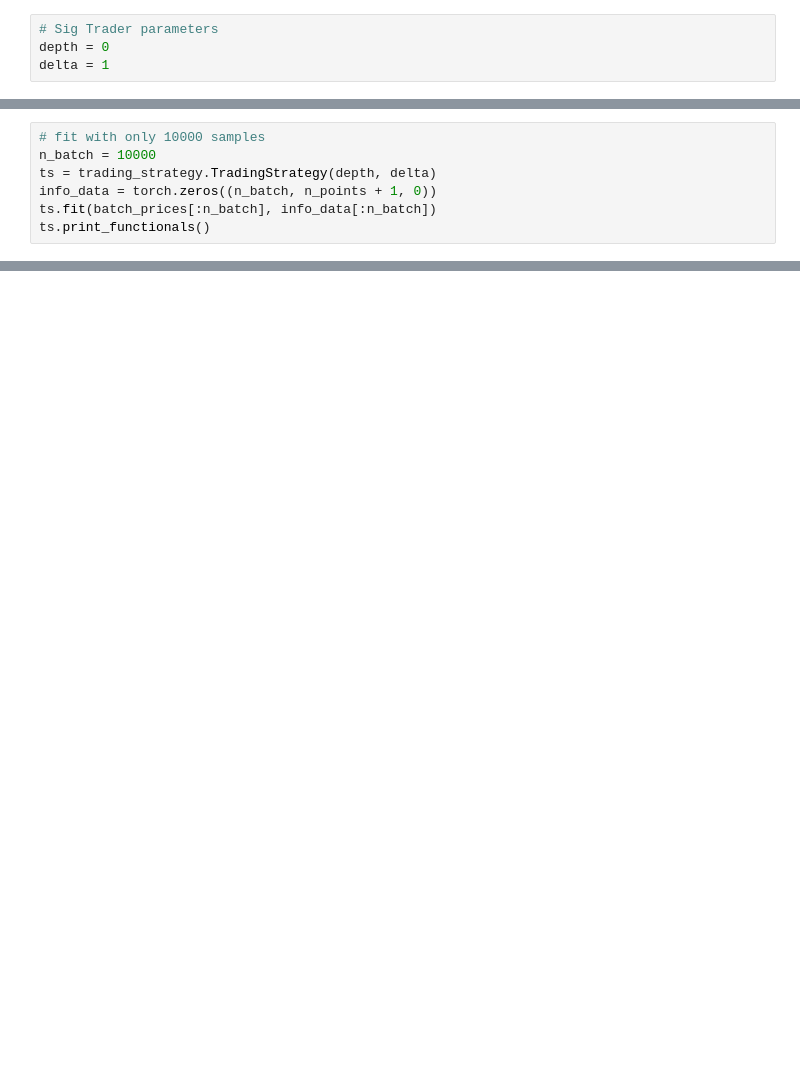
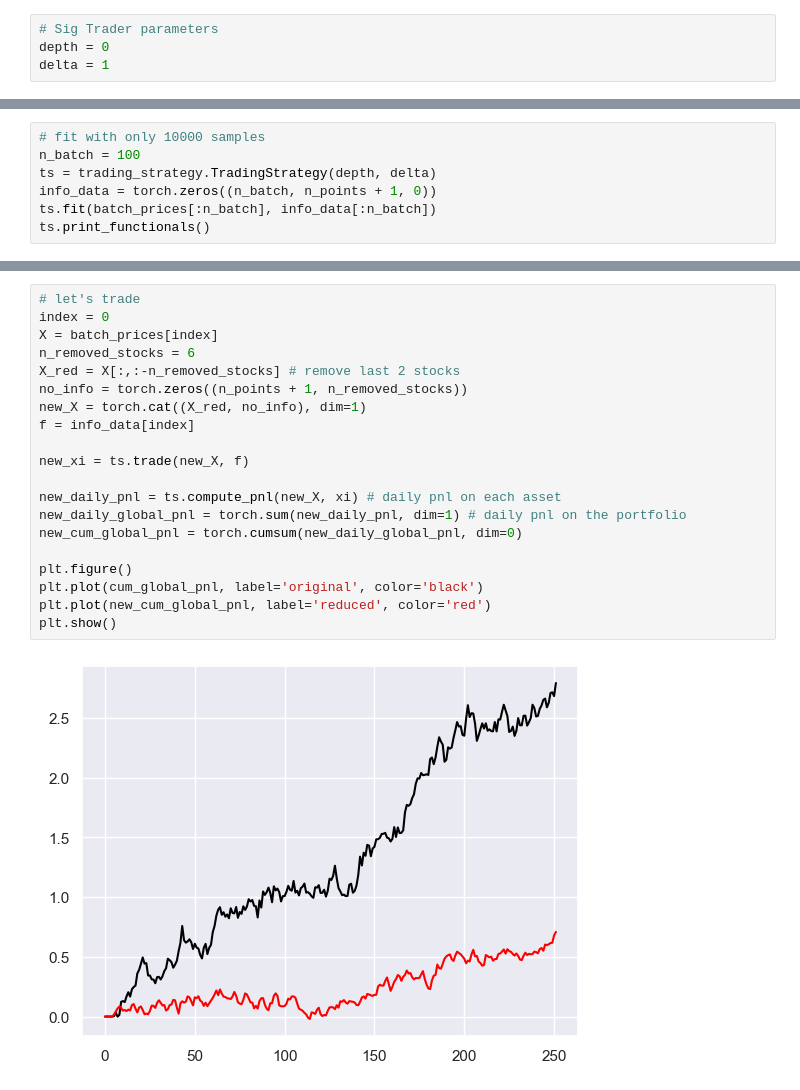
Before and after one commit to gaetanX21/SigTrading, a Jupyter notebook: src/markowitz.ipynb, the cells around one changed output, grey strips where cells are left out. Drawn from its saved outputs; the diff is of its cells as text; blank space fills up the shorter version.

```diff
--- a/src/markowitz.ipynb
+++ b/src/markowitz.ipynb
@@ -197,6 +201,6 @@ plt.show()
 # %%
 # fit with only 10000 samples
-n_batch = 10000
+n_batch = 100
 ts = trading_strategy.TradingStrategy(depth, delta)
 info_data = torch.zeros((n_batch, n_points + 1, 0))
 ts.fit(batch_prices[:n_batch], info_data[:n_batch])
@@ -218,0 +241,22 @@ plt.show()
+# %%
+# let's trade
+index = 0
+X = batch_prices[index]
+n_removed_stocks = 6
+X_red = X[:,:-n_removed_stocks] # remove last 2 stocks
+no_info = torch.zeros((n_points + 1, n_removed_stocks))
+new_X = torch.cat((X_red, no_info), dim=1)
+f = info_data[index]
+
+new_xi = ts.trade(new_X, f)
+
+new_daily_pnl = ts.compute_pnl(new_X, xi) # daily pnl on each asset
+new_daily_global_pnl = torch.sum(new_daily_pnl, dim=1) # daily pnl on the portfolio
+new_cum_global_pnl = torch.cumsum(new_daily_global_pnl, dim=0)
+
+plt.figure()
+plt.plot(cum_global_pnl, label='original', color='black')
+plt.plot(new_cum_global_pnl, label='reduced', color='red')
+plt.show()
+# %% [output]
+[figure, added]
```
Also changed, not shown: parts of 19 cells of this notebook.
